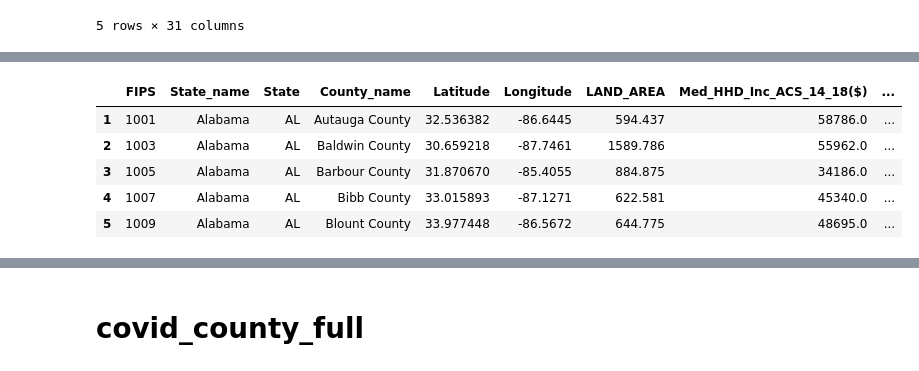
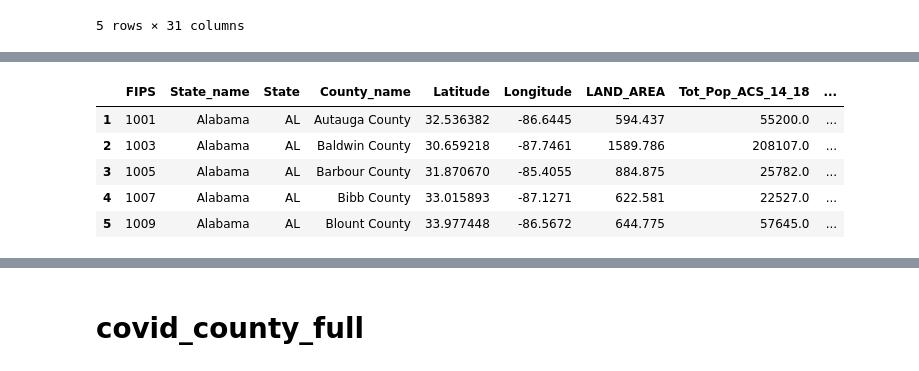
Before and after one commit to lewisaaronpaul/Project01_COVID-19_Analysis_TeamCool, a Jupyter notebook: project1apl.ipynb, the cells around one changed output, grey strips where cells are left out. Saved outputs shown, nothing was run; the diff lists cells and outputs as text; code cells hidden in the pictures.

```diff
--- a/project1apl.ipynb
+++ b/project1apl.ipynb
@@ -267,14 +325,14 @@ census_county_only.head()
 # %%
 census_county_only_filter = census_county_only.filter(['FIPS','State_name', 'State', 'County_name', 'Latitude', 'Longitude',
-                                                       'LAND_AREA', 'Med_HHD_Inc_ACS_14_18($)', 'Prs_Blw_Pov_Lev_ACS_14_18',
-                                                       'pct_NoHealthIns_65P_ACS_14_18' ])
+                                                       'LAND_AREA', 'Tot_Pop_ACS_14_18', 'Med_HHD_Inc_ACS_14_18($)', 'Prs_Blw_Pov_Lev_ACS_14_18',
+                                                       'pct_NoHealthIns_65P_ACS_14_18', 'pct_One_Health_Ins_ACS_14_18' ])
 census_county_only_filter.head()
 # %% [output]
-|  | FIPS | State_name | State | County_name | Latitude | Longitude | LAND_AREA | Med_HHD_Inc_ACS_14_18($) | ... |
-| 1 | 1001 | Alabama | AL | Autauga County | 32.536382 | -86.6445 | 594.437 | 58786.0 | ... |
-| 2 | 1003 | Alabama | AL | Baldwin County | 30.659218 | -87.7461 | 1589.786 | 55962.0 | ... |
-| 3 | 1005 | Alabama | AL | Barbour County | 31.870670 | -85.4055 | 884.875 | 34186.0 | ... |
-| 4 | 1007 | Alabama | AL | Bibb County | 33.015893 | -87.1271 | 622.581 | 45340.0 | ... |
-| 5 | 1009 | Alabama | AL | Blount County | 33.977448 | -86.5672 | 644.775 | 48695.0 | ... |
+|  | FIPS | State_name | State | County_name | Latitude | Longitude | LAND_AREA | Tot_Pop_ACS_14_18 | ... |
+| 1 | 1001 | Alabama | AL | Autauga County | 32.536382 | -86.6445 | 594.437 | 55200.0 | ... |
+| 2 | 1003 | Alabama | AL | Baldwin County | 30.659218 | -87.7461 | 1589.786 | 208107.0 | ... |
+| 3 | 1005 | Alabama | AL | Barbour County | 31.870670 | -85.4055 | 884.875 | 25782.0 | ... |
+| 4 | 1007 | Alabama | AL | Bibb County | 33.015893 | -87.1271 | 622.581 | 22527.0 | ... |
+| 5 | 1009 | Alabama | AL | Blount County | 33.977448 | -86.5672 | 644.775 | 57645.0 | ... |
 # %%
 # Merge for covid_county_full
```
Also changed, not shown: parts of 51 cells of this notebook, 16 other files.
